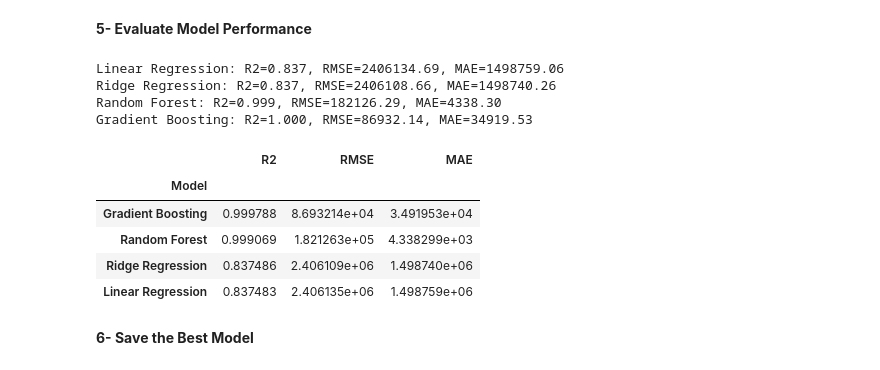
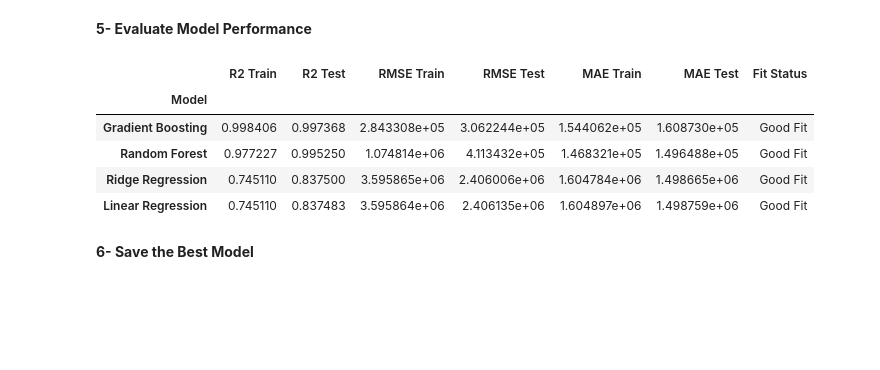
Before and after one commit to osamaAhmedOthman/real-estate-price-prediction, a Jupyter notebook: notebooks/Egypt_Houses_Price.ipynb, the cells around one changed output. Saved outputs shown, nothing was run; the diff lists cells and outputs as text; code cells hidden in the pictures; blank space fills up the shorter version.

Commit message:
Updated regression evaluation with train/test metrics and fit status

```diff
--- a/notebooks/Egypt_Houses_Price.ipynb
+++ b/notebooks/Egypt_Houses_Price.ipynb
@@ -24,7 +24,7 @@ from sklearn.ensemble import RandomForestRegressor, GradientBoostingRegressor
 # 📈 Model Evaluation
 from sklearn.metrics import r2_score, mean_squared_error, mean_absolute_error
 # %%
-df = pd.read_csv(r"D:\my_projcts\Egypt_Houses_Price\Egypt_Houses_Price.csv")
+df = pd.read_csv(r"D:\my_projcts\git_hub_repositry\real-estate-price-prediction\data\Egypt_Houses_Price.csv")
 # %% [markdown]
 # 1- inspection of Data
 # %%
@@ -668,30 +690,53 @@ for name, model in models.items():
 # %%
 results = []
 
-for name, model in models.items(): # name is the model name, model is the model instance
+for name, model in models.items():
+    # Predictions
+    y_train_pred = model.predict(X_train_enc)
+    y_test_pred = model.predict(X_test_enc)
 
-    preds = model.predict(X_test_enc)
-    r2 = r2_score(y_test, preds) # Coefficient of Determination
-    rmse = np.sqrt(mean_squared_error(y_test, preds)) # Root Mean Squared Error
-    mae = mean_absolute_error(y_test, preds) # Mean Absolute Error
+    # Metrics
+    r2_train = r2_score(y_train, y_train_pred)
+    r2_test = r2_score(y_test, y_test_pred)
+    rmse_train = np.sqrt(mean_squared_error(y_train, y_train_pred))
+    rmse_test = np.sqrt(mean_squared_error(y_test, y_test_pred))
+    mae_train = mean_absolute_error(y_train, y_train_pred)
+    mae_test = mean_absolute_error(y_test, y_test_pred)
 
-    results.append({'Model': name, 'R2': r2, 'RMSE': rmse, 'MAE': mae}) # Append results to list
-    print(f"{name}: R2={r2:.3f}, RMSE={rmse:.2f}, MAE={mae:.2f}")
+    # Fit status
+    if r2_train - r2_test > 0.1:
+        fit_status = "Overfitting"
+    elif r2_train < 0.5 and r2_test < 0.5:
+        fit_status = "Underfitting"
+    else:
+        fit_status = "Good Fit"
 
-# Display comparison table
-results_df = pd.DataFrame(results).set_index('Model').sort_values(by='R2', ascending=False)
-results_df
+    # Store results
+    results.append({
+        'Model': name,
+        'R2 Train': r2_train,
+        'R2 Test': r2_test,
+        'RMSE Train': rmse_train,
+        'RMSE Test': rmse_test,
+        'MAE Train': mae_train,
+        'MAE Test': mae_test,
+        'Fit Status': fit_status
+    })
+
+# Convert to DataFrame
+results_df = pd.DataFrame(results).set_index('Model')
+
+# Sort by R2 Test
+results_df = results_df.sort_values(by='R2 Test', ascending=False)
+
+display(results_df)
 # %% [output]
-Linear Regression: R2=0.837, RMSE=2406134.69, MAE=1498759.06
-Ridge Regression: R2=0.837, RMSE=2406108.66, MAE=1498740.26
-Random Forest: R2=0.999, RMSE=182126.29, MAE=4338.30
-Gradient Boosting: R2=1.000, RMSE=86932.14, MAE=34919.53
-|  | R2 | RMSE | MAE |
-| Model |  |  |  |
-| Gradient Boosting | 0.999788 | 8.693214e+04 | 3.491953e+04 |
-| Random Forest | 0.999069 | 1.821263e+05 | 4.338299e+03 |
-| Ridge Regression | 0.837486 | 2.406109e+06 | 1.498740e+06 |
-| Linear Regression | 0.837483 | 2.406135e+06 | 1.498759e+06 |
+|  | R2 Train | R2 Test | RMSE Train | RMSE Test | MAE Train | MAE Test | Fit Status |
+| Model |  |  |  |  |  |  |  |
+| Gradient Boosting | 0.998406 | 0.997368 | 2.843308e+05 | 3.062244e+05 | 1.544062e+05 | 1.608730e+05 | Good Fit |
+| Random Forest | 0.977227 | 0.995250 | 1.074814e+06 | 4.113432e+05 | 1.468321e+05 | 1.496488e+05 | Good Fit |
+| Ridge Regression | 0.745110 | 0.837500 | 3.595865e+06 | 2.406006e+06 | 1.604784e+06 | 1.498665e+06 | Good Fit |
+| Linear Regression | 0.745110 | 0.837483 | 3.595864e+06 | 2.406135e+06 | 1.604897e+06 | 1.498759e+06 | Good Fit |
 # %% [markdown]
 **6- Save the Best Model**
 # %%
```
Also changed, not shown: parts of 3 cells of this notebook.
